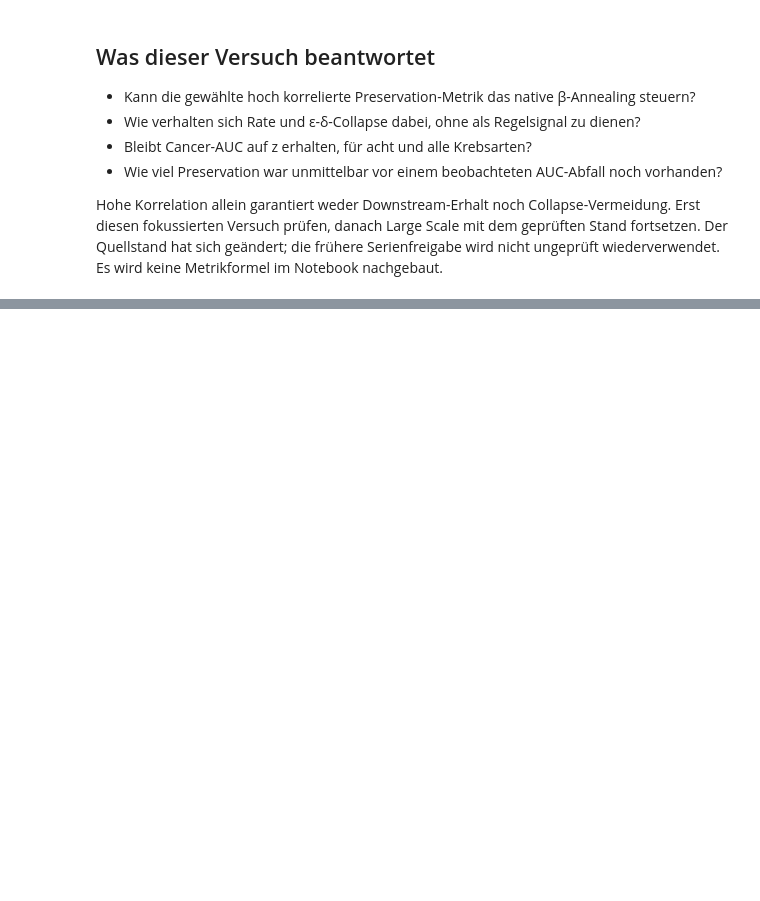
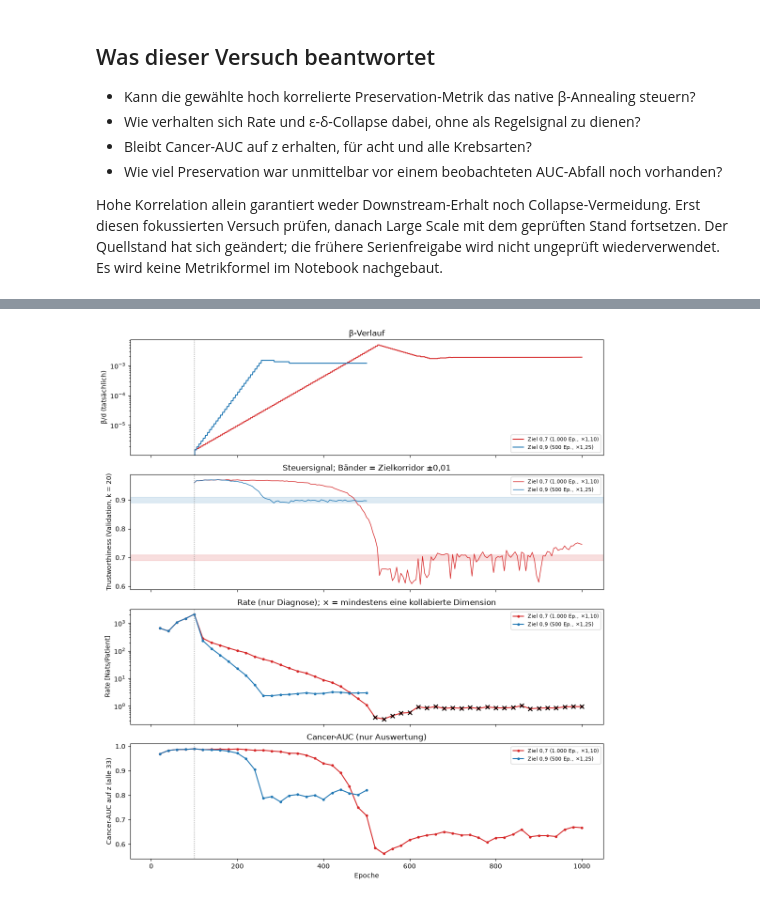
Before and after one commit to NickoKorn/vae-beta-control, a Jupyter notebook: beta_vae_experiments/preservation_annealing_demo.ipynb, the cells around one changed output, grey strips where cells are left out. Cells and saved outputs as stored; diff of their text form; code cells hidden in the pictures; blank space fills up the shorter version.

Commit message:
Update preservation annealing demo with latest plots

```diff
--- a/beta_vae_experiments/preservation_annealing_demo.ipynb
+++ b/beta_vae_experiments/preservation_annealing_demo.ipynb
@@ -456,0 +551,38 @@ ungeprüft wiederverwendet. Es wird keine Metrikformel im Notebook nachgebaut.
+# %%
+from pathlib import Path
+import pandas as pd
+import matplotlib.pyplot as plt
+
+FOCUS = Path.cwd() / "outputs" / "cancer_annealing_focus" if Path.cwd().name == "beta_vae_experiments" \
+    else Path.cwd() / "beta_vae_experiments" / "outputs" / "cancer_annealing_focus"
+COMPARED = {
+    "Ziel 0,7 (1.000 Ep., ×1,10)": ("tcga_pilot_trustworthiness_bab147caaa", FOCUS / "summary_target_0.70"),
+    "Ziel 0,9 (500 Ep., ×1,25)": ("tcga_pilot_trustworthiness_a7bee9448a", FOCUS),
+}
+fig, axes = plt.subplots(4, 1, figsize=(11, 12), sharex=True)
+for (label, (run, summary)), color in zip(COMPARED.items(), ("tab:red", "tab:blue")):
+    controller = pd.read_csv(next((FOCUS / run / "run_analysis").glob("*/controller_log.csv")))
+    measured = controller.dropna(subset=["metric_value"])
+    rate = pd.read_csv(summary / "tcga_pilot_rate_collapse.csv")
+    auc = pd.read_csv(summary / "tcga_pilot_cancer_auc.csv")
+    auc = auc[auc.cohort.eq("alle Krebsarten")]
+    target = controller.target.iloc[-1]
+    axes[0].plot(controller.epoch, controller.beta_over_d, color=color, label=label)
+    axes[1].plot(measured.epoch, measured.metric_value, color=color, lw=1, label=label)
+    axes[1].axhspan(target - controller.tolerance.iloc[-1], target + controller.tolerance.iloc[-1], color=color, alpha=.15)
+    axes[2].plot(rate.epoch, rate.rate, "o-", ms=3, color=color, label=label)
+    collapsed = rate[rate.collapsed_dimensions > 0]
+    axes[2].scatter(collapsed.epoch, collapsed.rate, marker="x", s=40, color="black", zorder=3)
+    axes[3].plot(auc.epoch, auc.auc, "o-", ms=3, color=color, label=label)
+axes[0].set(yscale="log", ylabel="β/d (tatsächlich)", title="β-Verlauf")
+axes[1].set(ylabel="Trustworthiness (Validation, k = 20)", title="Steuersignal; Bänder = Zielkorridor ±0,01")
+axes[2].set(yscale="log", ylabel="Rate [Nats/Patient]", title="Rate (nur Diagnose); × = mindestens eine kollabierte Dimension")
+axes[3].set(ylabel="Cancer-AUC auf z (alle 33)", xlabel="Epoche", title="Cancer-AUC (nur Auswertung)")
+for ax in axes:
+    ax.axvline(100, color="gray", ls=":", lw=1)
+    ax.legend(fontsize=8)
+fig.tight_layout()
+fig.savefig(FOCUS / "tcga_pilot_target_0.7_vs_0.9.png", dpi=160)
+plt.show()
+# %% [output]
+[figure, added]
```
Also changed, not shown: parts of 6 cells of this notebook.
